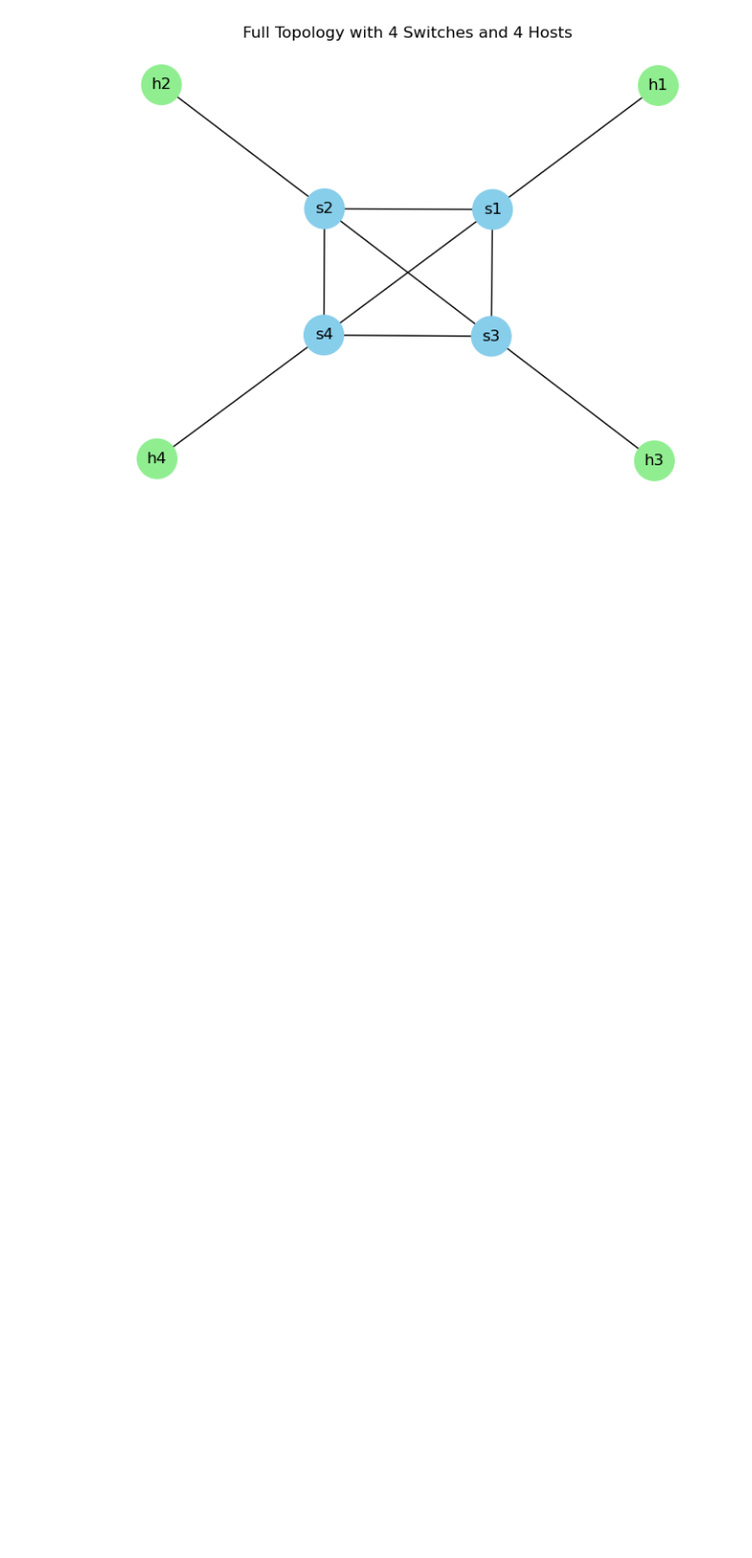
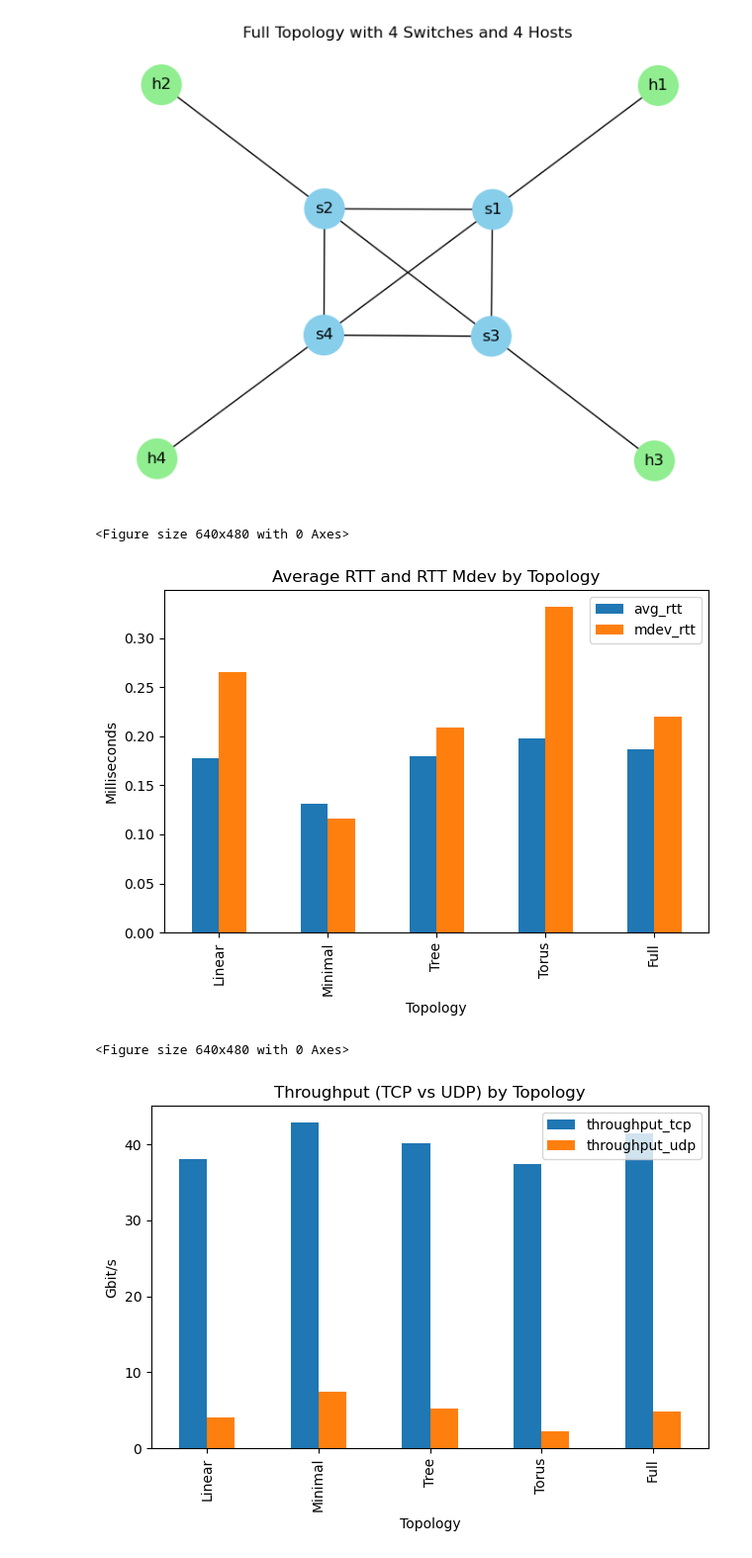
Before and after one commit to xmojtabw/Semester-6, a Jupyter notebook: CN-2/project/phase1/project/ali_taheri/step2/graphs_networkx.ipynb, the cells around one changed output. Shown: that part at 99% size. Cells and saved outputs as stored; diff of their text form; code cells hidden in the pictures; blank space fills up the shorter version.

```diff
--- a/CN-2/project/phase1/project/ali_taheri/step2/graphs_networkx.ipynb
+++ b/CN-2/project/phase1/project/ali_taheri/step2/graphs_networkx.ipynb
@@ -185,3 +185,41 @@ plt.title(f"Full Topology with {n} Switches and {n} Hosts")
 plt.show()
 # %% [output]
 [figure]
+# %%
+import pandas as pd
+import matplotlib.pyplot as plt
+
+# Prepare the data
+data = {
+    'Topology': ['Linear', 'Minimal', 'Tree', 'Torus', 'Full'],
+    'avg_rtt': [0.178, 0.131, 0.180, 0.198, 0.187],
+    'mdev_rtt': [0.265, 0.116, 0.209, 0.332, 0.220],
+    'throughput_tcp': [38.0, 42.9, 40.1, 37.4, 41.4],
+    'throughput_udp': [4.12, 7.40, 5.22, 2.27, 4.79]
+}
+df = pd.DataFrame(data)
+
+# Bar chart: Avg RTT and Mdev RTT
+plt.figure()
+df_plot = df.set_index('Topology')[['avg_rtt', 'mdev_rtt']]
+df_plot.plot(kind='bar')
+plt.title('Average RTT and RTT Mdev by Topology')
+plt.xlabel('Topology')
+plt.ylabel('Milliseconds')
+plt.tight_layout()
+plt.show()
+
+# Bar chart: Throughput TCP and UDP
+plt.figure()
+df_plot2 = df.set_index('Topology')[['throughput_tcp', 'throughput_udp']]
+df_plot2.plot(kind='bar')
+plt.title('Throughput (TCP vs UDP) by Topology')
+plt.xlabel('Topology')
+plt.ylabel('Gbit/s')
+plt.tight_layout()
+plt.show()
+# %% [output]
+<Figure size 640x480 with 0 Axes>
+[figure, added]
+<Figure size 640x480 with 0 Axes>
+[figure, added]
```
Also changed, not shown: parts of 1 cell of this notebook, 13 other files.
